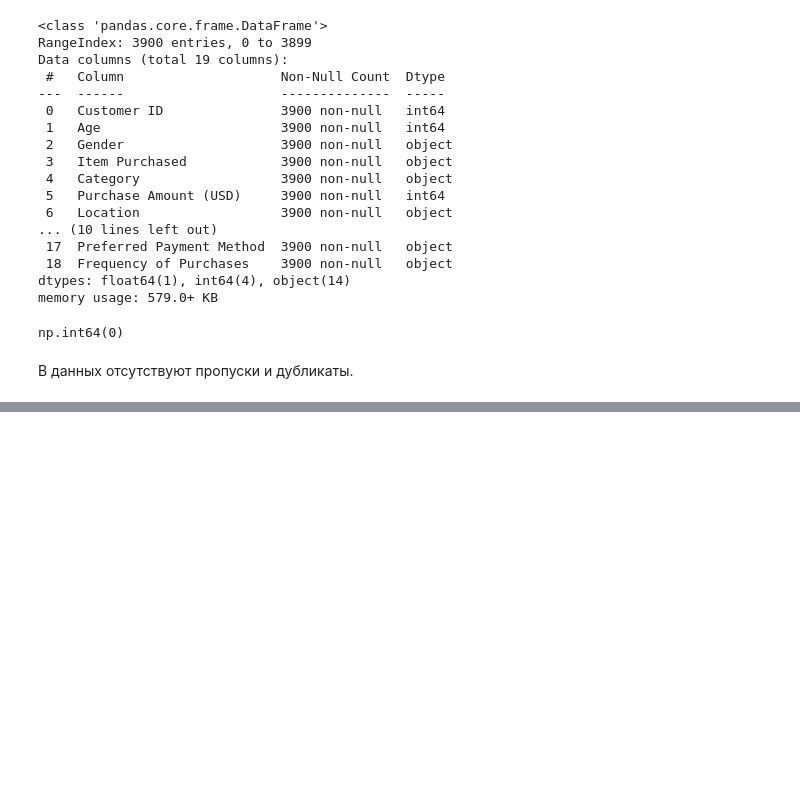
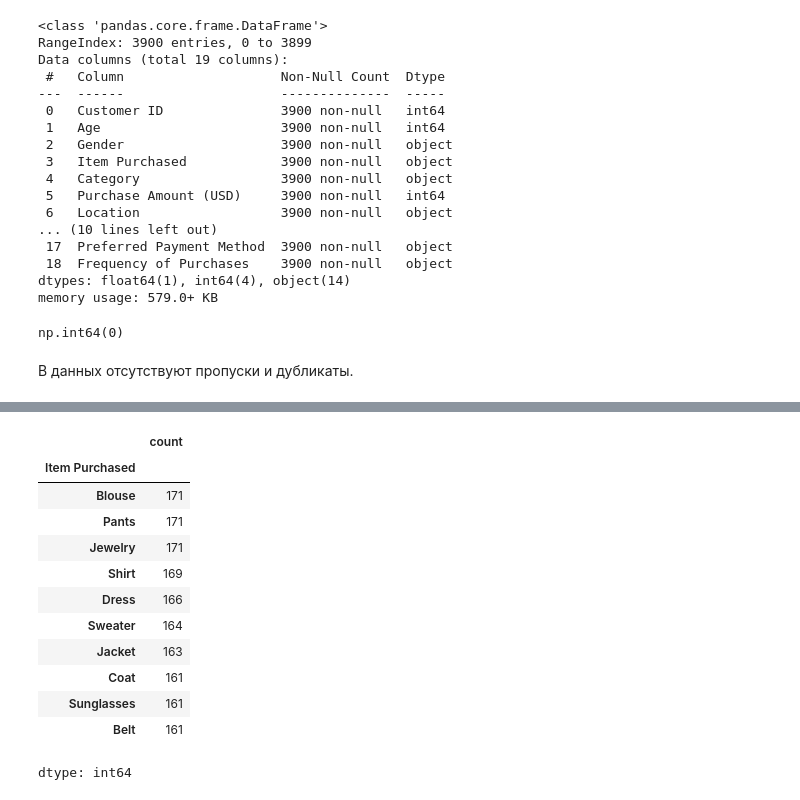
Before and after one commit to lisimisa-byte/customer-purchase-behaivour, a Jupyter notebook: customer_purchase_behaviour.ipynb, the cells around one changed output, grey strips where cells are left out. Saved outputs shown, nothing was run; the diff lists cells and outputs as text; code cells hidden in the pictures; blank space fills up the shorter version.

```diff
--- a/customer_purchase_behaviour.ipynb
+++ b/customer_purchase_behaviour.ipynb
@@ -96,0 +114,16 @@ np.int64(0)
+# %%
+df['Item Purchased'].value_counts().head(10)
+# %% [output]
+|  | count |
+| Item Purchased |  |
+| Blouse | 171 |
+| Pants | 171 |
+| Jewelry | 171 |
+| Shirt | 169 |
+| Dress | 166 |
+| Sweater | 164 |
+| Jacket | 163 |
+| Coat | 161 |
+| Sunglasses | 161 |
+| Belt | 161 |
+dtype: int64
```
Also changed, not shown: parts of 5 cells of this notebook.
